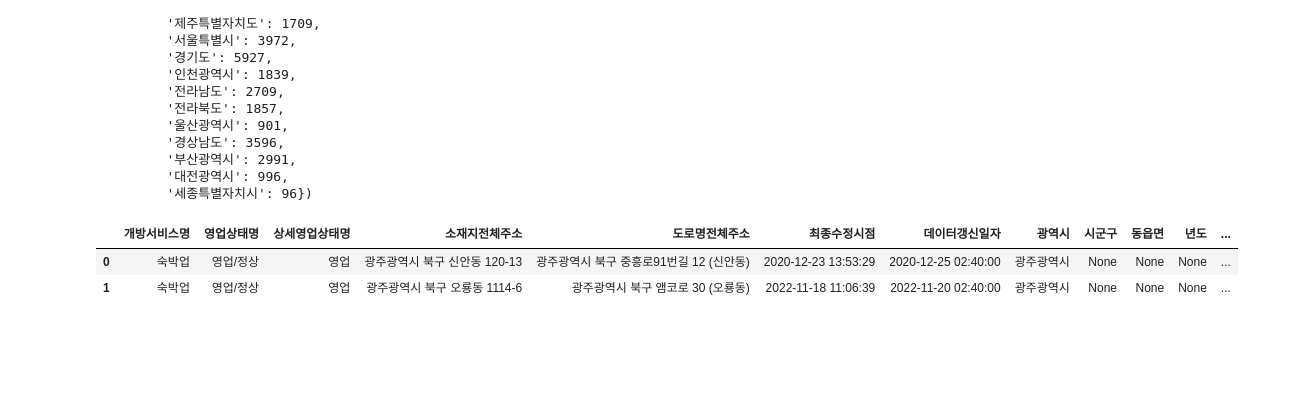
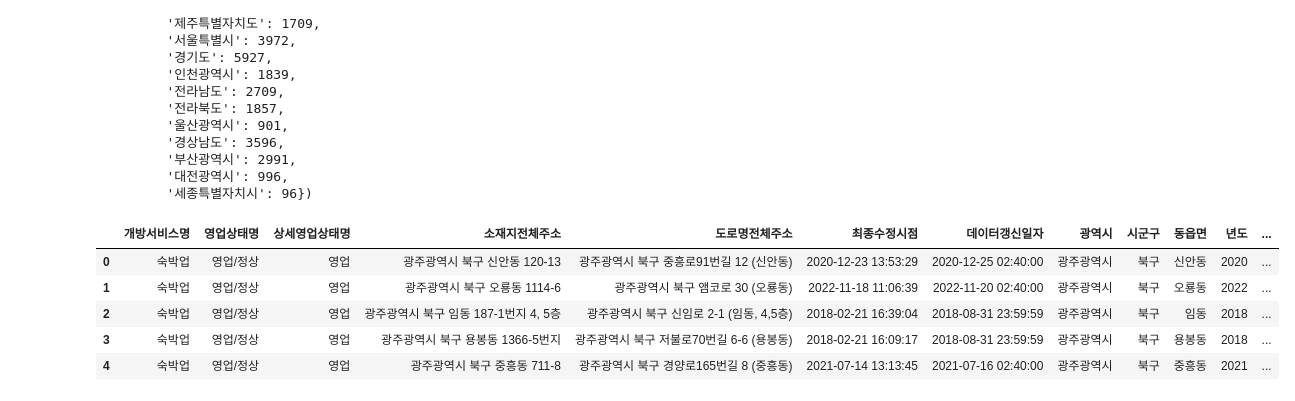
Before and after one commit to leekyuyoung20230313/pythone, a Jupyter notebook: 판다스/판다스5.ipynb, the cells around one changed output. Drawn from its saved outputs; the diff is of its cells as text; code cells hidden in the pictures; blank space fills up the shorter version.

```diff
--- a/판다스/판다스5.ipynb
+++ b/판다스/판다스5.ipynb
@@ -241,9 +259,17 @@ Counter({'광주광역시': 1026,
 # %%
 temp = [ i.split()[0] for i in hotels['소재지전체주소'].values]
 hotels['광역시'] = temp
+hotels['시군구'] = hotels['소재지전체주소'].str.split(' ', expand=True)[1]
+hotels['동읍면'] = hotels['소재지전체주소'].str.split(' ', expand=True)[2]
+# %%
+hotels['년도'] =  hotels['최종수정시점'].str.split('-', expand=True)[0]
+hotels['월'] =  hotels['최종수정시점'].str.split('-', expand=True)[1]
 # %%
-hotels.head(2)
+hotels.head()
 # %% [output]
 |  | 개방서비스명 | 영업상태명 | 상세영업상태명 | 소재지전체주소 | 도로명전체주소 | 최종수정시점 | 데이터갱신일자 | 광역시 | 시군구 | 동읍면 | 년도 | ... |
-| 0 | 숙박업 | 영업/정상 | 영업 | 광주광역시 북구 신안동 120-13 | 광주광역시 북구 중흥로91번길 12 (신안동) | 2020-12-23 13:53:29 | 2020-12-25 02:40:00 | 광주광역시 | None | None | None | ... |
-| 1 | 숙박업 | 영업/정상 | 영업 | 광주광역시 북구 오룡동 1114-6 | 광주광역시 북구 앰코로 30 (오룡동) | 2022-11-18 11:06:39 | 2022-11-20 02:40:00 | 광주광역시 | None | None | None | ... |
+| 0 | 숙박업 | 영업/정상 | 영업 | 광주광역시 북구 신안동 120-13 | 광주광역시 북구 중흥로91번길 12 (신안동) | 2020-12-23 13:53:29 | 2020-12-25 02:40:00 | 광주광역시 | 북구 | 신안동 | 2020 | ... |
+| 1 | 숙박업 | 영업/정상 | 영업 | 광주광역시 북구 오룡동 1114-6 | 광주광역시 북구 앰코로 30 (오룡동) | 2022-11-18 11:06:39 | 2022-11-20 02:40:00 | 광주광역시 | 북구 | 오룡동 | 2022 | ... |
+| 2 | 숙박업 | 영업/정상 | 영업 | 광주광역시 북구 임동 187-1번지 4, 5층 | 광주광역시 북구 신임로 2-1 (임동, 4,5층) | 2018-02-21 16:39:04 | 2018-08-31 23:59:59 | 광주광역시 | 북구 | 임동 | 2018 | ... |
+| 3 | 숙박업 | 영업/정상 | 영업 | 광주광역시 북구 용봉동 1366-5번지 | 광주광역시 북구 저불로70번길 6-6 (용봉동) | 2018-02-21 16:09:17 | 2018-08-31 23:59:59 | 광주광역시 | 북구 | 용봉동 | 2018 | ... |
+| 4 | 숙박업 | 영업/정상 | 영업 | 광주광역시 북구 중흥동 711-8 | 광주광역시 북구 경양로165번길 8 (중흥동) | 2021-07-14 13:13:45 | 2021-07-16 02:40:00 | 광주광역시 | 북구 | 중흥동 | 2021 | ... |
```
Also changed, not shown: parts of 2 cells of this notebook.
